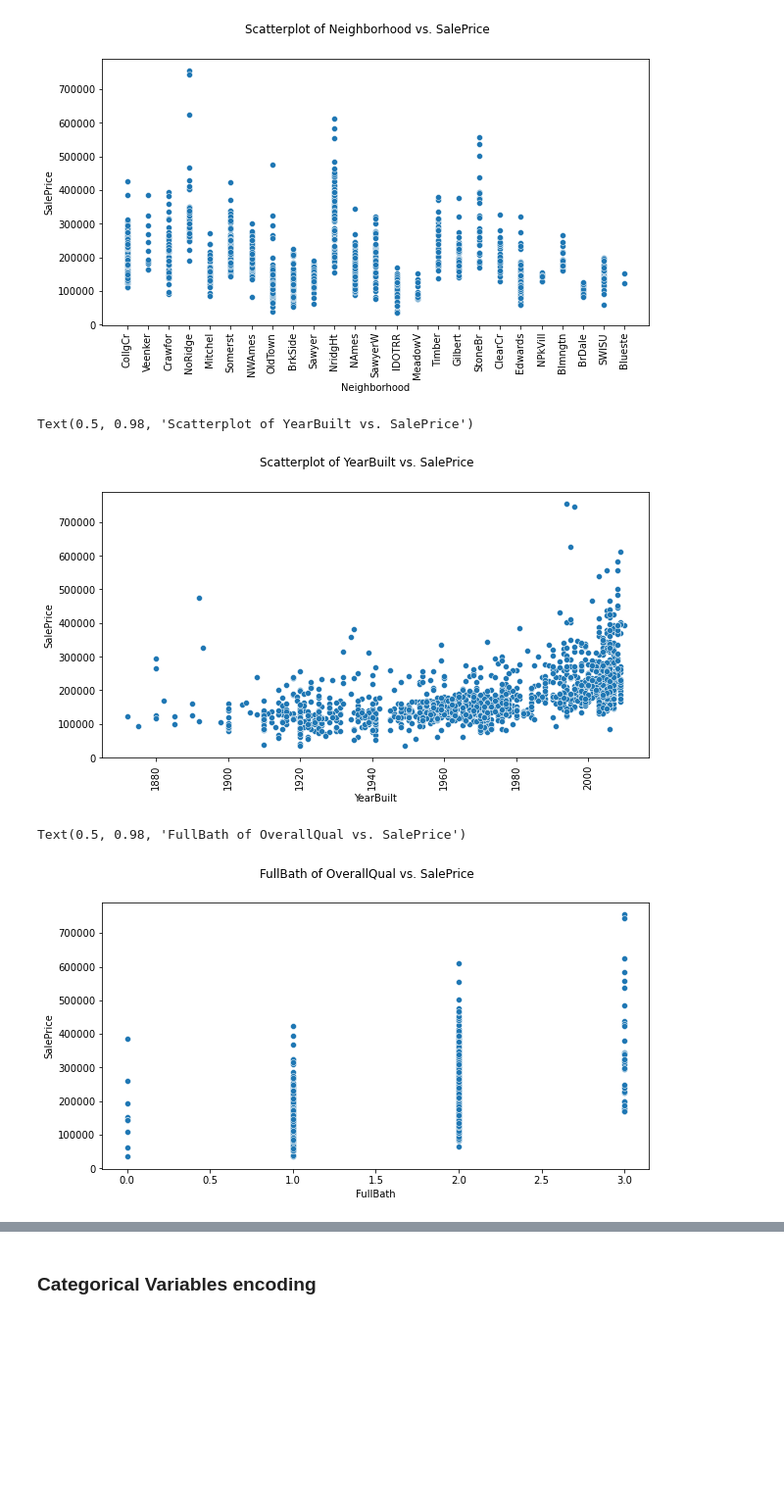
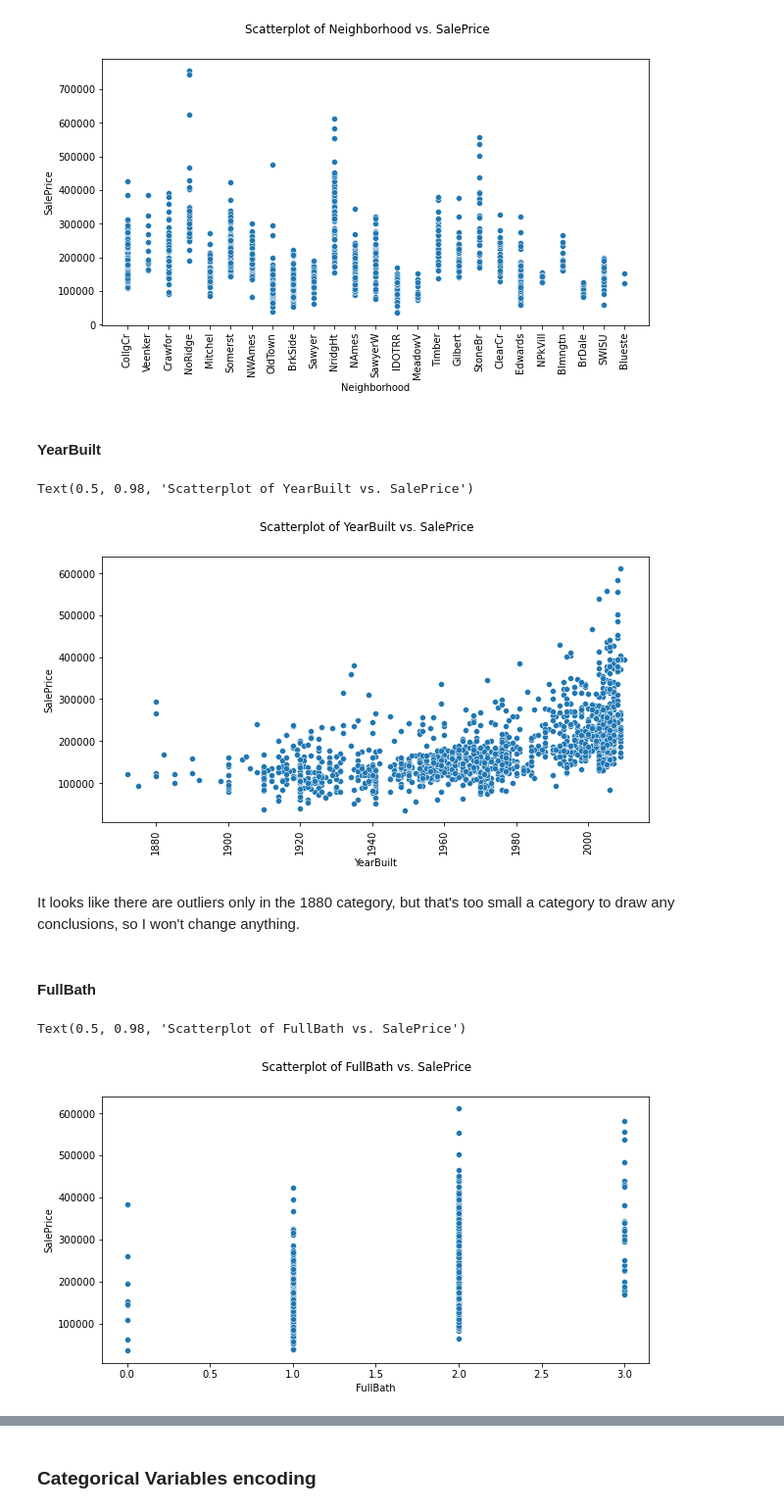
Before and after one commit to KorniiVlasenko/House-Price-Predictor-ML-Regression, a Jupyter notebook: Notebooks/Exploratory/explaratory_analysis.ipynb, the cells around one changed output, grey strips where cells are left out. Shown at 98% size. Drawn from its saved outputs; the diff is of its cells as text; code cells hidden in the pictures; blank space fills up the shorter version.

```diff
--- a/Notebooks/Exploratory/explaratory_analysis.ipynb
+++ b/Notebooks/Exploratory/explaratory_analysis.ipynb
@@ -335,3 +337,6 @@ features_for_model_training = [feature for feature in features_for_model_trainin
+# %%
+features_for_model_training = [feature for feature in features_for_model_training if
+                               feature not in ['MSZoning']]
 # %%
 features_for_model_training
 # %% [output]
@@ -417,3 +422,7 @@ This distribution is cone-shaped. It doesn't look like there are outliers.
+# %%
+indices_to_remove = X['GarageArea'].nlargest(3).index
+
+X = X.drop(indices_to_remove)
 # %% [markdown]
 #### TotalBsmtSF
 # %%
@@ -443 +474,5 @@ X = X.drop(indices_to_remove)
+# %%
+indices_to_remove = X['OpenPorchSF'].nlargest(4).index
+
+X = X.drop(indices_to_remove)
 # %% [markdown]
@@ -481,6 +530,20 @@ plt.suptitle('Scatterplot of Neighborhood vs. SalePrice')
 # %% [output]
 Text(0.5, 0.98, 'Scatterplot of Neighborhood vs. SalePrice')
 [figure]
+# %%
+X_clean_cat_cols = pd.concat([X, y], axis=1)
+
+# Delete outliers in NoRidge category
+indices_to_remove = X_clean_cat_cols[X_clean_cat_cols['Neighborhood'] == 'NoRidge'].nlargest(3, 'SalePrice').index
+X_clean_cat_cols = X_clean_cat_cols.drop(indices_to_remove)
+X = X.reindex(X_clean_cat_cols.index)
+
+# Delete outliers in OldTown category
+indices_to_remove = X_clean_cat_cols[X_clean_cat_cols['Neighborhood'] == 'OldTown'].nlargest(1, 'SalePrice').index
+X_clean_cat_cols = X_clean_cat_cols.drop(indices_to_remove)
+X = X.reindex(X_clean_cat_cols.index)
+# %% [markdown]
+#### YearBuilt
 # %%
 plt.figure(figsize = (10, 5))
 sns.scatterplot(x = X['YearBuilt'], y=y)
@@ -489,12 +552,16 @@ plt.xticks(rotation=90)
 plt.suptitle('Scatterplot of YearBuilt vs. SalePrice')
 # %% [output]
 Text(0.5, 0.98, 'Scatterplot of YearBuilt vs. SalePrice')
-[figure, old version]
+[figure, new version]
+# %% [markdown]
+It looks like there are outliers only in the 1880 category, but that's too small a category to draw any conclusions, so I won't change anything.
+# %% [markdown]
+#### FullBath
 # %%
 plt.figure(figsize = (10, 5))
 sns.scatterplot(x = X['FullBath'], y=y)
 
-plt.suptitle('FullBath of OverallQual vs. SalePrice')
+plt.suptitle('Scatterplot of FullBath vs. SalePrice')
 # %% [output]
-Text(0.5, 0.98, 'FullBath of OverallQual vs. SalePrice')
+Text(0.5, 0.98, 'Scatterplot of FullBath vs. SalePrice')
-[figure, old version]
+[figure, new version]
```
Also changed, not shown: parts of 42 cells of this notebook.
